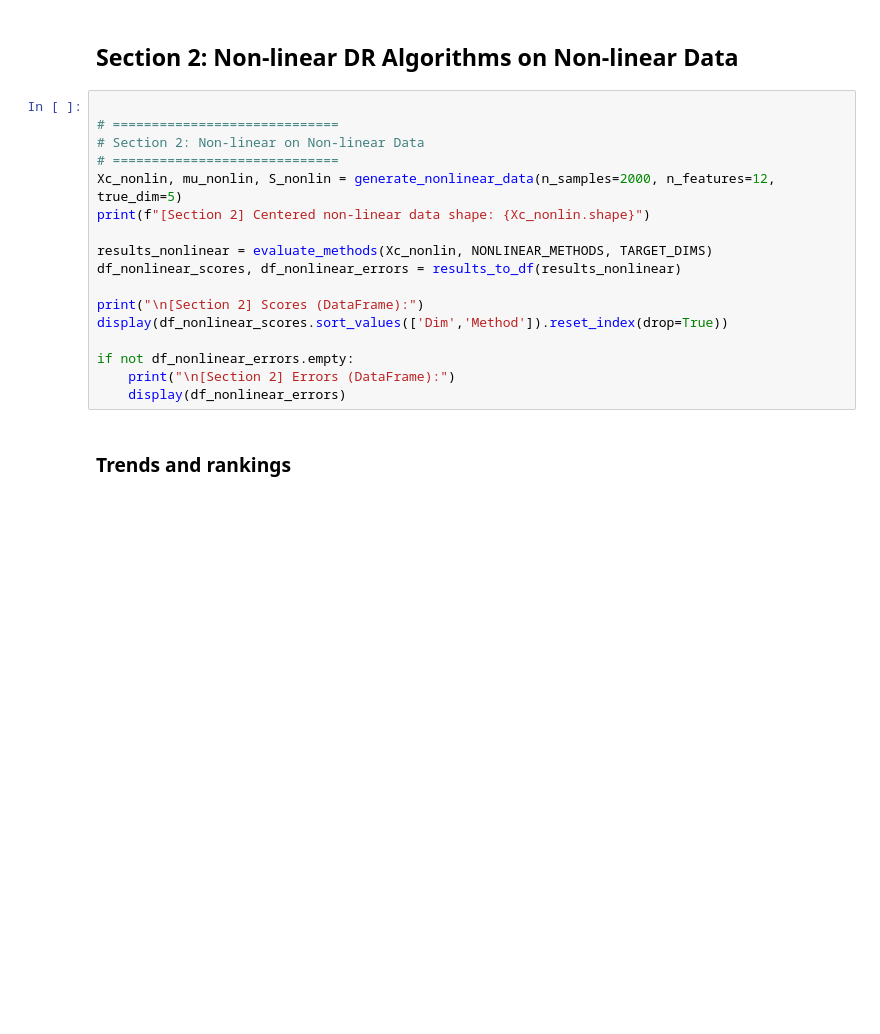
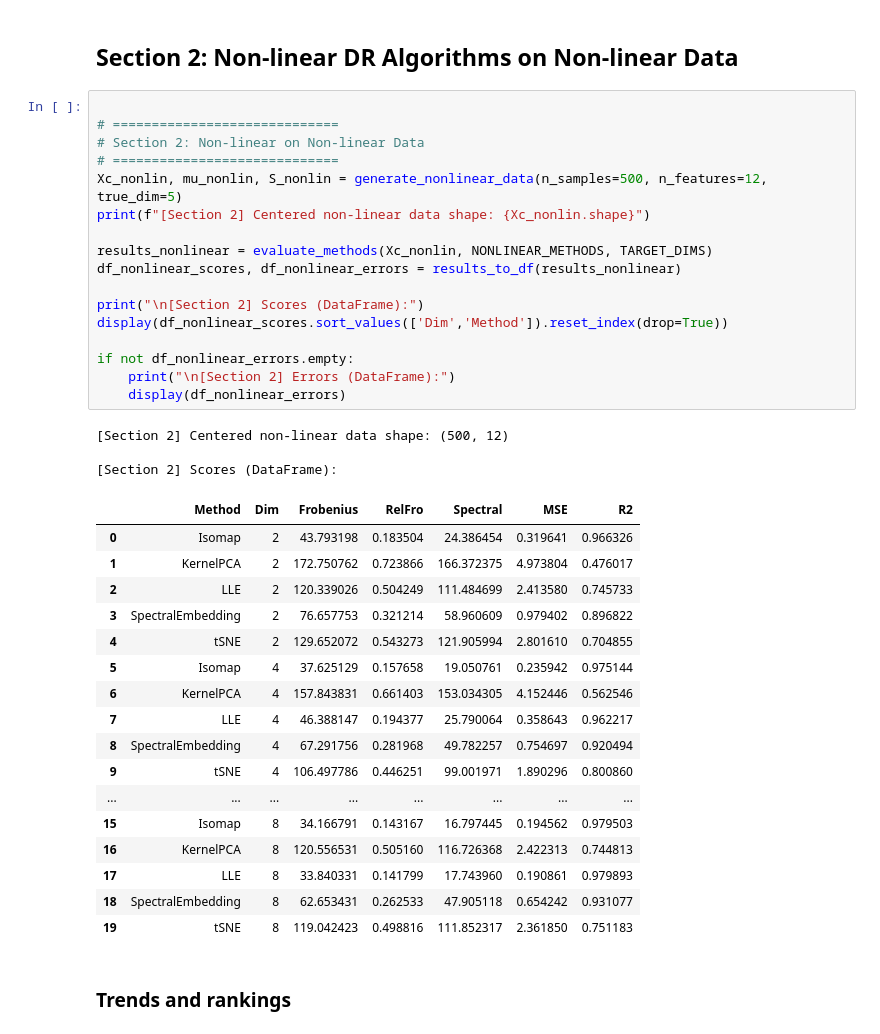
Before and after one commit to Yeshua235/vit-project1, a Jupyter notebook: full_dr_comparison.ipynb, the cells around one changed output. Drawn from its saved outputs; the diff is of its cells as text; blank space fills up the shorter version.

```diff
--- a/full_dr_comparison.ipynb
+++ b/full_dr_comparison.ipynb
@@ -370,20 +468,41 @@ display(pd.DataFrame(TOP3_LINEAR, columns=['Method','R2_avg']))
 # %%
 
 # =============================
 # Section 2: Non-linear on Non-linear Data
 # =============================
-Xc_nonlin, mu_nonlin, S_nonlin = generate_nonlinear_data(n_samples=2000, n_features=12, true_dim=5)
+Xc_nonlin, mu_nonlin, S_nonlin = generate_nonlinear_data(n_samples=500, n_features=12, true_dim=5)
 print(f"[Section 2] Centered non-linear data shape: {Xc_nonlin.shape}")
 
 results_nonlinear = evaluate_methods(Xc_nonlin, NONLINEAR_METHODS, TARGET_DIMS)
 df_nonlinear_scores, df_nonlinear_errors = results_to_df(results_nonlinear)
 
 print("\n[Section 2] Scores (DataFrame):")
 display(df_nonlinear_scores.sort_values(['Dim','Method']).reset_index(drop=True))
 
 if not df_nonlinear_errors.empty:
     print("\n[Section 2] Errors (DataFrame):")
     display(df_nonlinear_errors)
+# %% [output]
+[Section 2] Centered non-linear data shape: (500, 12)
+
+[Section 2] Scores (DataFrame):
+|  | Method | Dim | Frobenius | RelFro | Spectral | MSE | R2 |
+| 0 | Isomap | 2 | 43.793198 | 0.183504 | 24.386454 | 0.319641 | 0.966326 |
+| 1 | KernelPCA | 2 | 172.750762 | 0.723866 | 166.372375 | 4.973804 | 0.476017 |
+| 2 | LLE | 2 | 120.339026 | 0.504249 | 111.484699 | 2.413580 | 0.745733 |
+| 3 | SpectralEmbedding | 2 | 76.657753 | 0.321214 | 58.960609 | 0.979402 | 0.896822 |
+| 4 | tSNE | 2 | 129.652072 | 0.543273 | 121.905994 | 2.801610 | 0.704855 |
+| 5 | Isomap | 4 | 37.625129 | 0.157658 | 19.050761 | 0.235942 | 0.975144 |
+| 6 | KernelPCA | 4 | 157.843831 | 0.661403 | 153.034305 | 4.152446 | 0.562546 |
+| 7 | LLE | 4 | 46.388147 | 0.194377 | 25.790064 | 0.358643 | 0.962217 |
+| 8 | SpectralEmbedding | 4 | 67.291756 | 0.281968 | 49.782257 | 0.754697 | 0.920494 |
+| 9 | tSNE | 4 | 106.497786 | 0.446251 | 99.001971 | 1.890296 | 0.800860 |
+| ... | ... | ... | ... | ... | ... | ... | ... |
+| 15 | Isomap | 8 | 34.166791 | 0.143167 | 16.797445 | 0.194562 | 0.979503 |
+| 16 | KernelPCA | 8 | 120.556531 | 0.505160 | 116.726368 | 2.422313 | 0.744813 |
+| 17 | LLE | 8 | 33.840331 | 0.141799 | 17.743960 | 0.190861 | 0.979893 |
+| 18 | SpectralEmbedding | 8 | 62.653431 | 0.262533 | 47.905118 | 0.654242 | 0.931077 |
+| 19 | tSNE | 8 | 119.042423 | 0.498816 | 111.852317 | 2.361850 | 0.751183 |
 # %% [markdown]
 ### Trends and rankings
 # %%
```
Also changed, not shown: parts of 12 cells of this notebook.
